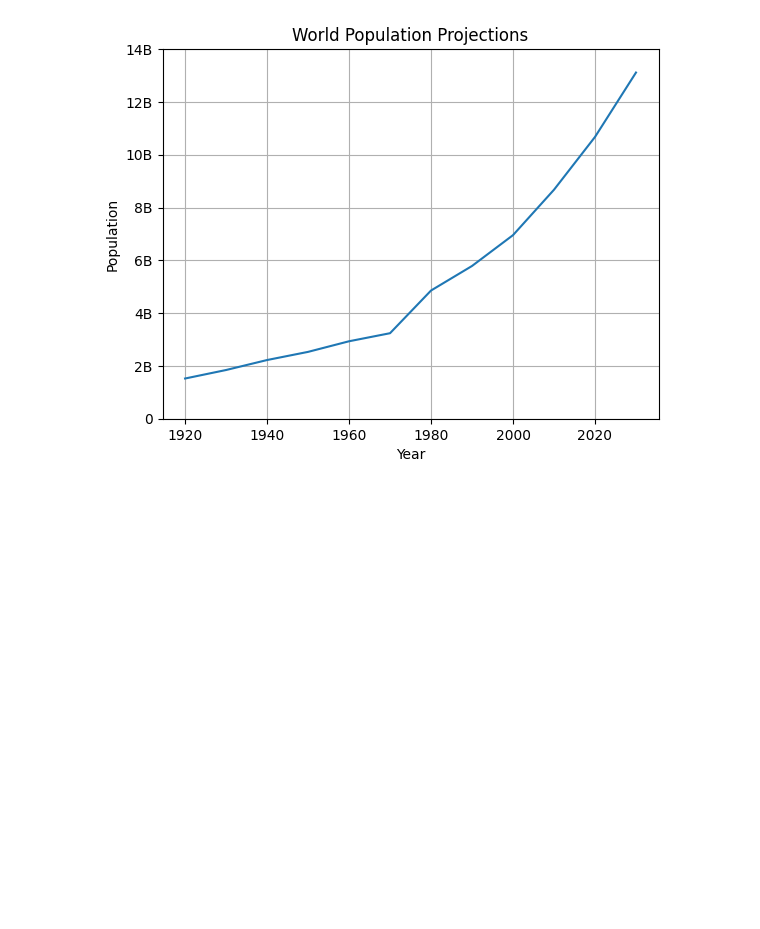
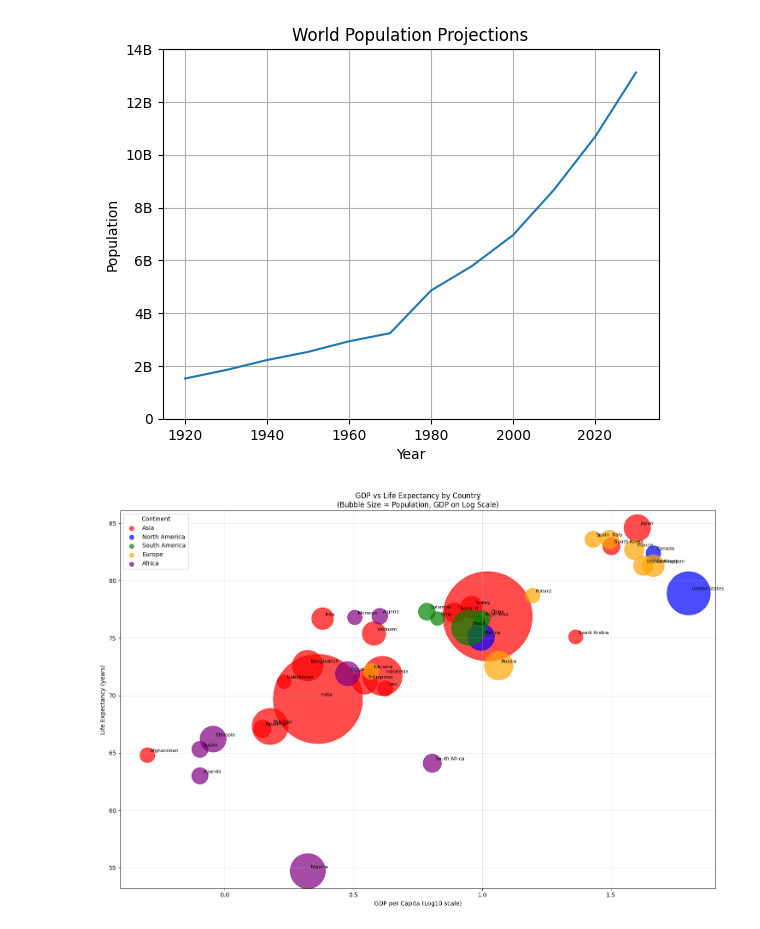
Before and after one commit to kazrkb/intermediate-python, a Jupyter notebook: population data visual.ipynb, the cells around one changed output. Drawn from its saved outputs; the diff is of its cells as text; code cells hidden in the pictures; blank space fills up the shorter version.

Commit message:
added population vs life expentency scatter plot

```diff
--- a/population data visual.ipynb
+++ b/population data visual.ipynb
@@ -30,3 +30,98 @@ plt.grid()
 plt.show()
 # %% [output]
 [figure]
+# %%
+# Country data with GDP, Life Expectancy, Population, and Continent
+countries = ['China', 'India', 'United States', 'Indonesia', 'Pakistan',
+             'Brazil', 'Nigeria', 'Bangladesh', 'Russia', 'Mexico',
+             'Japan', 'Philippines', 'Ethiopia', 'Vietnam', 'Egypt',
+             'Germany', 'Turkey', 'Iran', 'Thailand', 'United Kingdom',
+             'France', 'Italy', 'South Africa', 'Myanmar', 'South Korea',
+             'Colombia', 'Spain', 'Ukraine', 'Argentina', 'Algeria',
+             'Sudan', 'Uganda', 'Iraq', 'Afghanistan', 'Poland',
+             'Canada', 'Morocco', 'Saudi Arabia', 'Uzbekistan', 'Peru']
+
+# GDP per capita (in thousands USD)
+gdp_per_capita = [10.5, 2.3, 63.5, 4.1, 1.5,
+                  8.9, 2.1, 2.1, 11.6, 9.9,
+                  40.1, 3.5, 0.9, 3.8, 3.0,
+                  46.3, 9.1, 2.4, 7.8, 42.3,
+                  39.0, 31.3, 6.4, 1.4, 31.8,
+                  6.1, 27.0, 3.7, 10.0, 4.0,
+                  0.8, 0.8, 4.2, 0.5, 15.7,
+                  46.3, 3.2, 23.1, 1.7, 6.7]
+
+# Convert GDP to log scale for better visualization
+import numpy as np
+gdp_log = [np.log10(gdp) for gdp in gdp_per_capita]
+
+# Life expectancy (in years)
+life_expectancy = [76.9, 69.7, 78.9, 71.7, 67.3,
+                   75.9, 54.7, 72.6, 72.6, 75.1,
+                   84.6, 71.2, 66.2, 75.4, 71.9,
+                   81.3, 77.7, 76.7, 77.2, 81.3,
+                   82.7, 83.6, 64.1, 67.1, 83.0,
+                   77.3, 83.6, 72.1, 76.7, 76.9,
+                   65.3, 63.0, 70.6, 64.8, 78.7,
+                   82.4, 76.8, 75.1, 71.2, 76.7]
+
+# Population (in billions)
+population = [1.412, 1.408, 0.331, 0.273, 0.231,
+              0.215, 0.218, 0.166, 0.146, 0.128,
+              0.125, 0.110, 0.120, 0.098, 0.104,
+              0.083, 0.084, 0.084, 0.070, 0.067,
+              0.068, 0.059, 0.059, 0.054, 0.052,
+              0.051, 0.047, 0.044, 0.045, 0.044,
+              0.046, 0.047, 0.041, 0.039, 0.038,
+              0.038, 0.037, 0.035, 0.034, 0.033]
+
+# Continents
+continents = ['Asia', 'Asia', 'North America', 'Asia', 'Asia',
+              'South America', 'Africa', 'Asia', 'Europe', 'North America',
+              'Asia', 'Asia', 'Africa', 'Asia', 'Africa',
+              'Europe', 'Asia', 'Asia', 'Asia', 'Europe',
+              'Europe', 'Europe', 'Africa', 'Asia', 'Asia',
+              'South America', 'Europe', 'Europe', 'South America', 'Africa',
+              'Africa', 'Africa', 'Asia', 'Asia', 'Europe',
+              'North America', 'Africa', 'Asia', 'Asia', 'South America']
+
+# Create color map for continents
+continent_colors = {'Asia': 'red', 'North America': 'blue', 'South America': 'green',
+                    'Europe': 'orange', 'Africa': 'purple'}
+
+# Create bubble chart
+plt.figure(figsize=(15, 10))
+
+# Plot each continent separately for legend
+for continent in continent_colors.keys():
+    mask = [c == continent for c in continents]
+    x_cont = [gdp_log[i] for i, m in enumerate(mask) if m]  # Use log GDP values
+    y_cont = [life_expectancy[i] for i, m in enumerate(mask) if m]
+    s_cont = [population[i]*16000 for i, m in enumerate(mask) if m]  # Scale bubble size (reduced by 5x)
+
+    # Plot without label first for the actual data
+    plt.scatter(x_cont, y_cont, s=s_cont, alpha=0.7,
+               c=continent_colors[continent])
+
+# Create separate legend entries with uniform size
+legend_elements = []
+for continent, color in continent_colors.items():
+    legend_elements.append(plt.scatter([], [], s=50, c=color, alpha=0.7, label=continent))
+
+# Add country labels
+for i, country in enumerate(countries):
+    plt.annotate(country, (gdp_log[i], life_expectancy[i]),
+                xytext=(5, 5), textcoords='offset points', fontsize=8)
+
+# Customize the plot
+plt.xlabel("GDP per Capita (Log10 scale)")
+plt.ylabel("Life Expectancy (years)")
+plt.title("GDP vs Life Expectancy by Country\n(Bubble Size = Population, GDP on Log Scale)")
+plt.legend(title="Continent")  # Now uses uniform legend bubbles
+plt.grid(True, alpha=0.3)
+
+# Adjust layout
+plt.tight_layout()
+plt.show()
+# %% [output]
+[figure, added]
```
Also changed, not shown: parts of 1 cell of this notebook.
